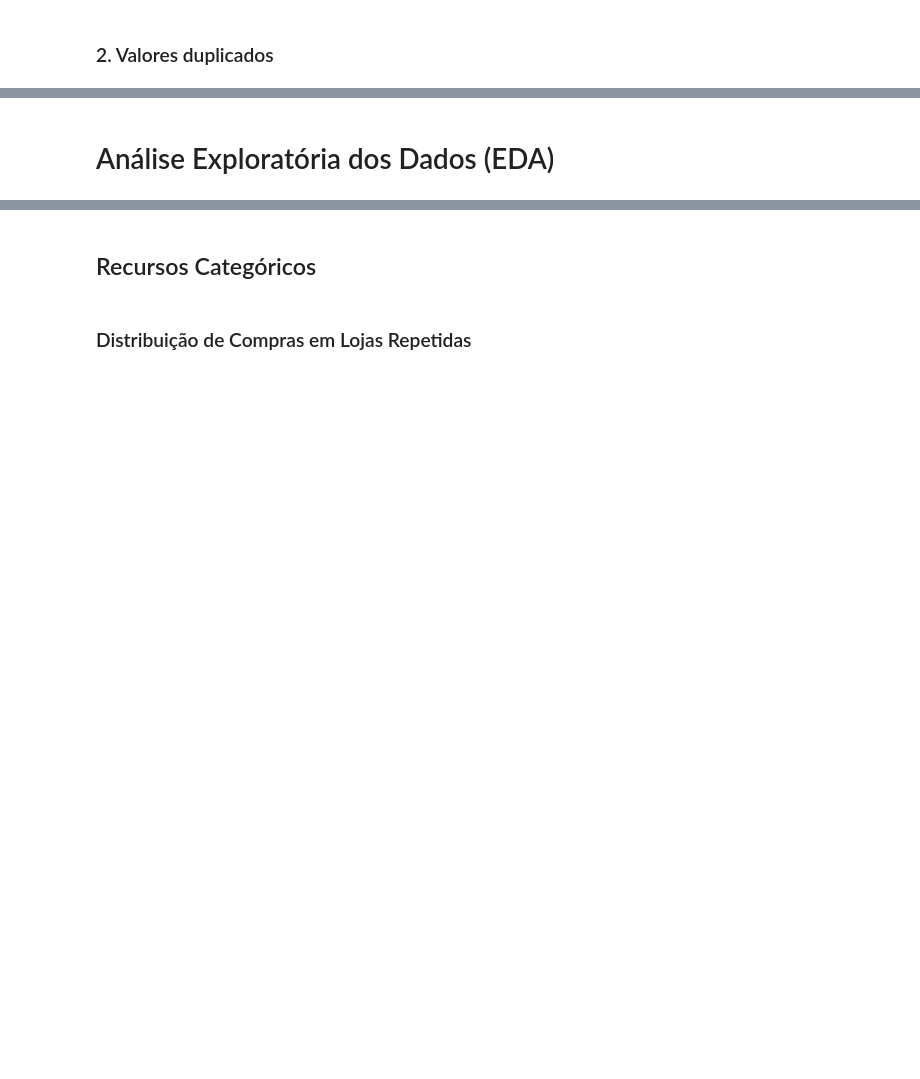
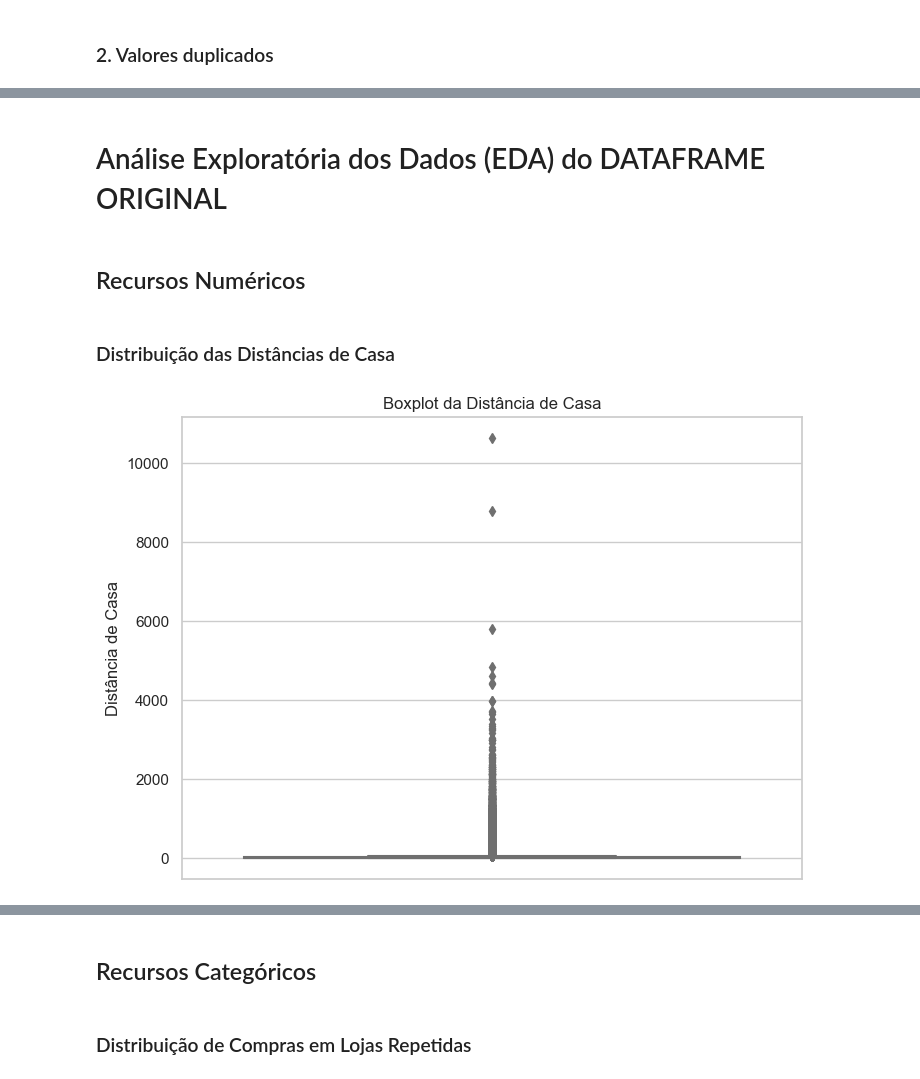
Before and after one commit to gui23dib/AI-Model-Test, a Jupyter notebook: CreditCardFraudDetection_FraudFrameAnalysis.ipynb, the cells around one changed output, grey strips where cells are left out. Cells and saved outputs as stored; diff of their text form; code cells hidden in the pictures; blank space fills up the shorter version.

```diff
--- a/CreditCardFraudDetection_FraudFrameAnalysis.ipynb
+++ b/CreditCardFraudDetection_FraudFrameAnalysis.ipynb
@@ -20,7 +23,7 @@ import sweetviz as sv
 # %%
-main_dataframe = pd.read_csv(
+main_df = pd.read_csv(
   "./data/card_transdata.csv",
-  na_values=[' ', '_', '_______'], # substituir com NaN do dataset
-  low_memory=False
+  na_values=[' ', '_', '_______'], # substituindo com NaN os valores ao o dataset demonstrados ao lado
+  low_memory=False #
 )
 # %% [markdown]
@@ -88,2 +110,19 @@ fraud_dataframe.describe().T
 # %% [markdown]
-# Análise Exploratória dos Dados (EDA)
+# Análise Exploratória dos Dados (EDA) do DATAFRAME ORIGINAL
+# %% [markdown]
+## Recursos Numéricos
+# %% [markdown]
+### Distribuição das Distâncias de Casa
+# %%
+# Configurando o estilo do Seaborn
+sns.set(style="whitegrid")
+
+# Plotando o boxplot para 'distance_from_home'
+plt.figure(figsize=(8, 6))
+sns.boxplot(data=main_df, y='distance_from_home', color='skyblue')
+plt.title('Boxplot da Distância de Casa')
+plt.ylabel('Distância de Casa')
+
+plt.show()
+# %% [output]
+[figure, added]
```
Also changed, not shown: parts of 160 cells of this notebook, 2 other files.
